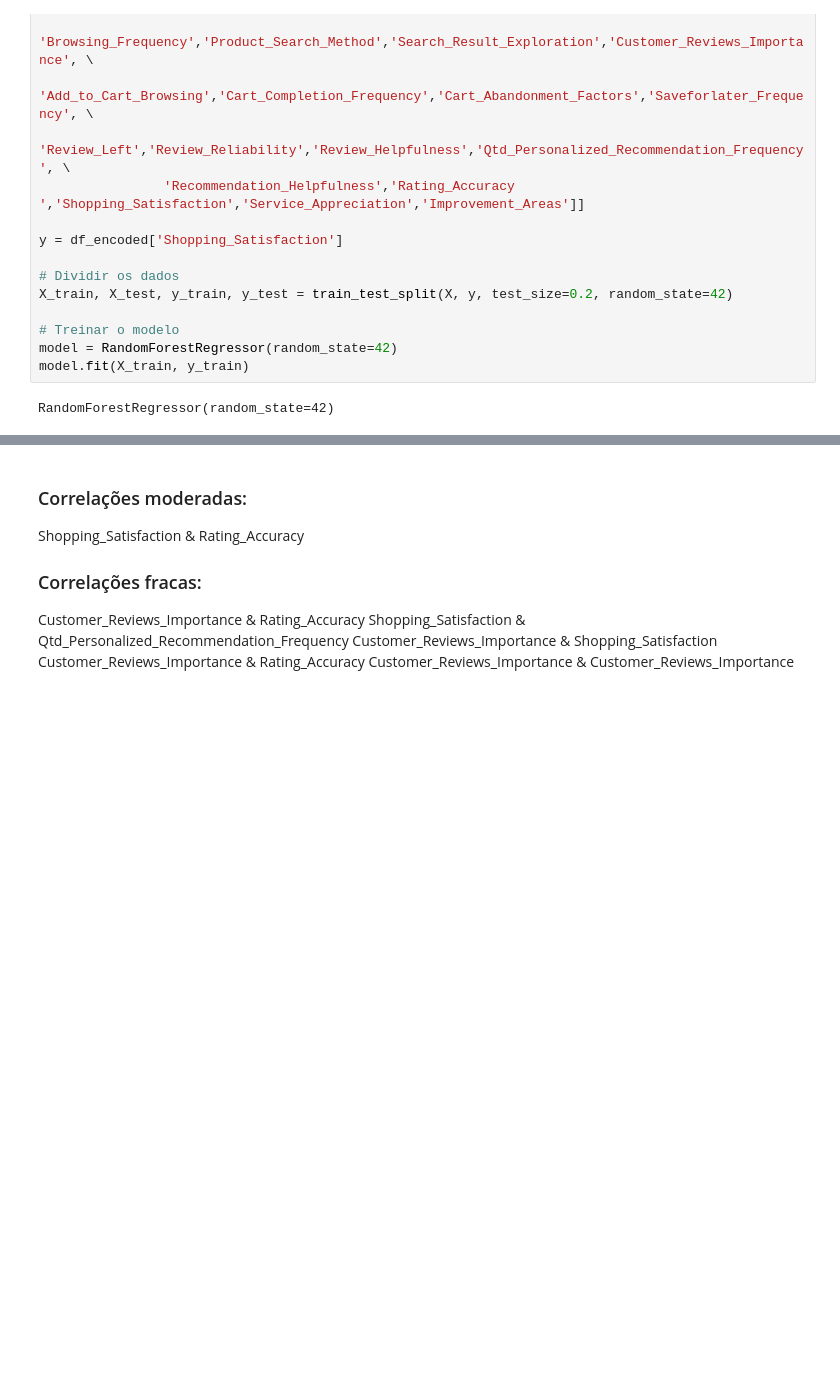
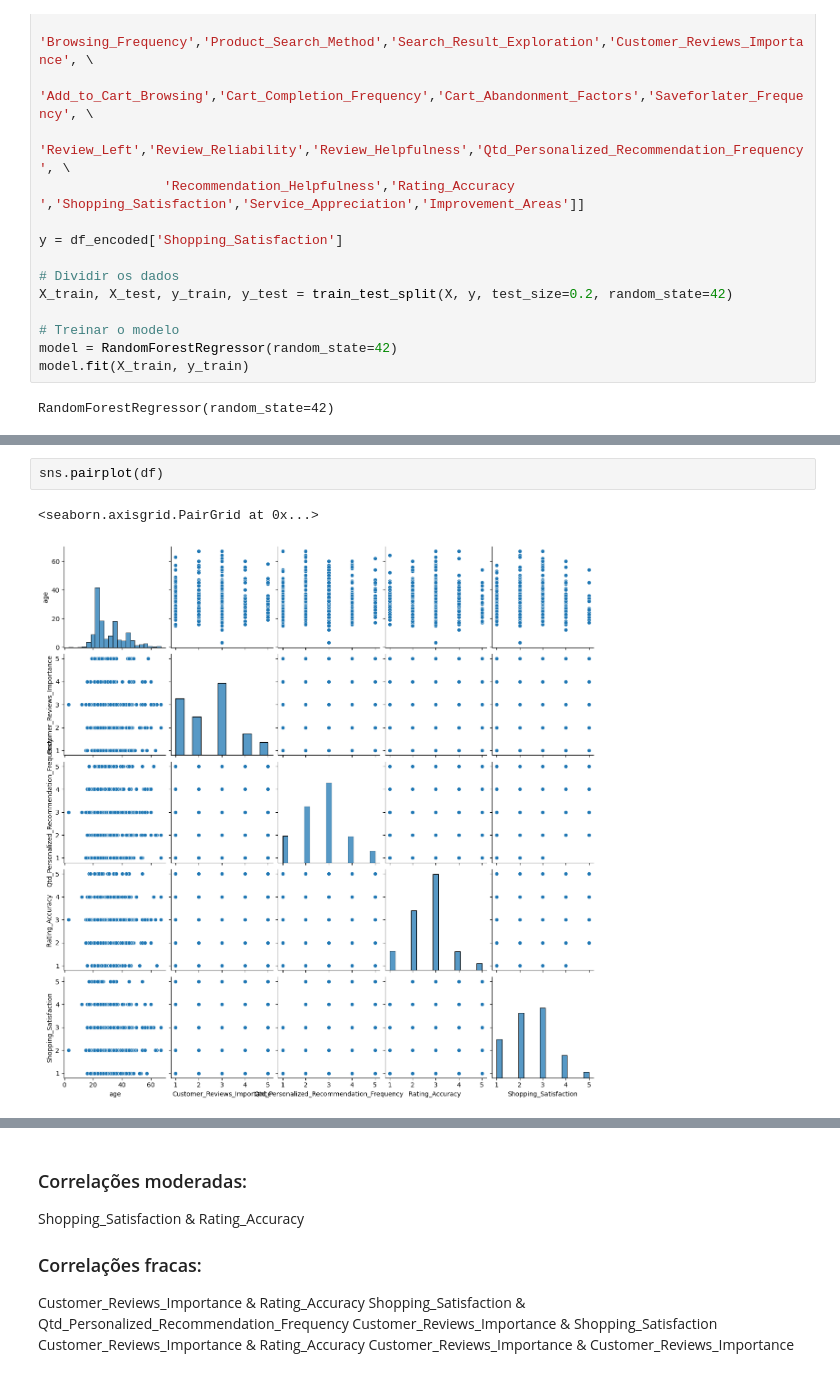
Before and after one commit to OliviaHelena10/PYTHON_PROJECTS, a Jupyter notebook: trabalhando_com_analises/cust_behavior.ipynb, the cells around one changed output, grey strips where cells are left out. Saved outputs shown, nothing was run; the diff lists cells and outputs as text; blank space fills up the shorter version.

```diff
--- a/trabalhando_com_analises/cust_behavior.ipynb
+++ b/trabalhando_com_analises/cust_behavior.ipynb
@@ -503,0 +551,5 @@ RandomForestRegressor(random_state=42)
+# %%
+sns.pairplot(df)
+# %% [output]
+<seaborn.axisgrid.PairGrid at 0x...>
+[figure, added]
```
Also changed, not shown: parts of 13 cells of this notebook.
